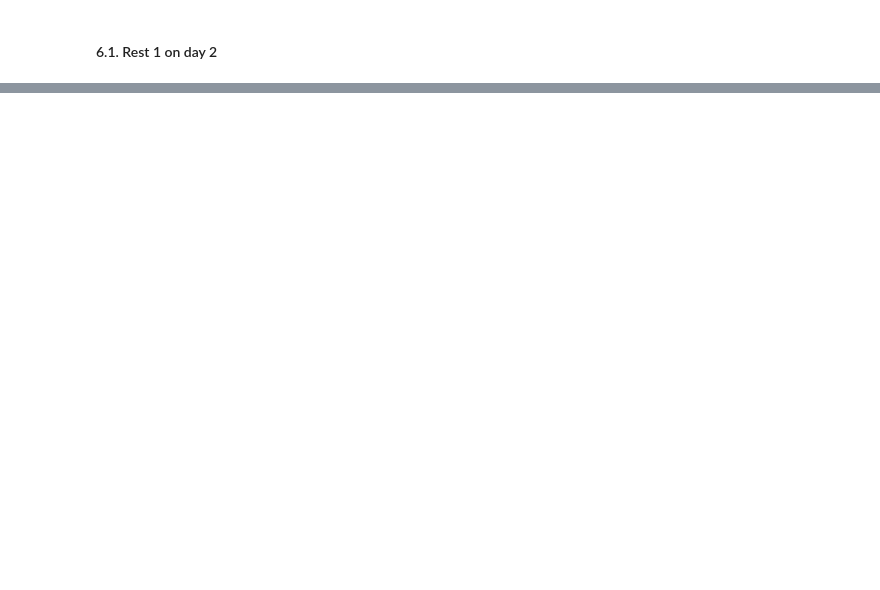
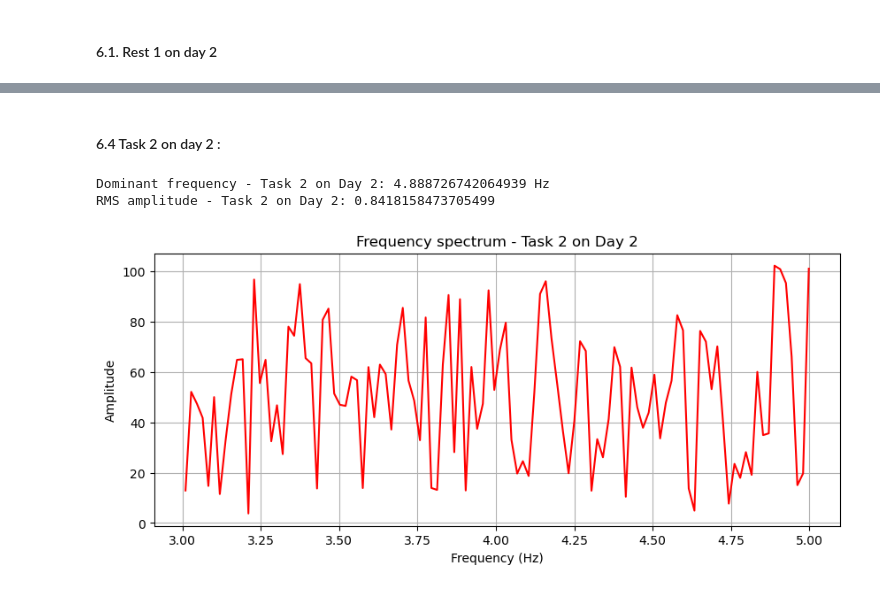
Before and after one commit to zemmahisofi-byte/Projet_R_Python, a Jupyter notebook: Projet_python/main.ipynb, the cells around one changed output, grey strips where cells are left out. Drawn from its saved outputs; the diff is of its cells as text; code cells hidden in the pictures; blank space fills up the shorter version.

```diff
--- a/Projet_python/main.ipynb
+++ b/Projet_python/main.ipynb
@@ -804,0 +901,47 @@ Dominant frequency - Rest 1 on Day 2: 3.258145363408521 Hz
+# %% [markdown]
+#### 6.4 Task 2 on day 2 :
+# %%
+# Define Task 2 - Day 2
+task2_d2 = df_2[(df_2["Time (s)"] >= 280) & (df_2["Time (s)"] <= 335)]
+
+# Signal
+signal_task2_d2 = task2_d2["magnitude"].values
+
+# Remove mean
+signal_centered_task2_d2 = signal_task2_d2 - np.mean(signal_task2_d2)
+
+# Sampling frequency
+fs = 100
+
+# FFT
+fft_vals_task2_d2 = np.abs(np.fft.fft(signal_centered_task2_d2))
+freqs_task2_d2 = np.fft.fftfreq(len(signal_centered_task2_d2), d=1/fs)
+
+# Keep positive frequencies
+positive_freqs_task2_d2 = freqs_task2_d2[:len(freqs_task2_d2)//2]
+positive_fft_task2_d2 = fft_vals_task2_d2[:len(fft_vals_task2_d2)//2]
+
+# Mask 3–5 Hz
+mask_task2_d2 = (positive_freqs_task2_d2 >= 3) & (positive_freqs_task2_d2 <= 5)
+
+# Dominant frequency
+dominant_freq_task2_d2 = positive_freqs_task2_d2[mask_task2_d2][np.argmax(positive_fft_task2_d2[mask_task2_d2])]
+
+print("Dominant frequency - Task 2 on Day 2:", dominant_freq_task2_d2, "Hz")
+
+# RMS amplitude
+rms_task2_d2 = np.sqrt(np.mean(signal_centered_task2_d2**2))
+print("RMS amplitude - Task 2 on Day 2:", rms_task2_d2)
+
+# Plot
+plt.figure(figsize=(10,4))
+plt.plot(positive_freqs_task2_d2[mask_task2_d2], positive_fft_task2_d2[mask_task2_d2], color="red")
+plt.xlabel("Frequency (Hz)")
+plt.ylabel("Amplitude")
+plt.title("Frequency spectrum - Task 2 on Day 2")
+plt.grid(True)
+plt.show()
+# %% [output]
+Dominant frequency - Task 2 on Day 2: 4.888726742064939 Hz
+RMS amplitude - Task 2 on Day 2: 0.8418158473705499
+[figure, added]
```
Also changed, not shown: parts of 24 cells of this notebook.
